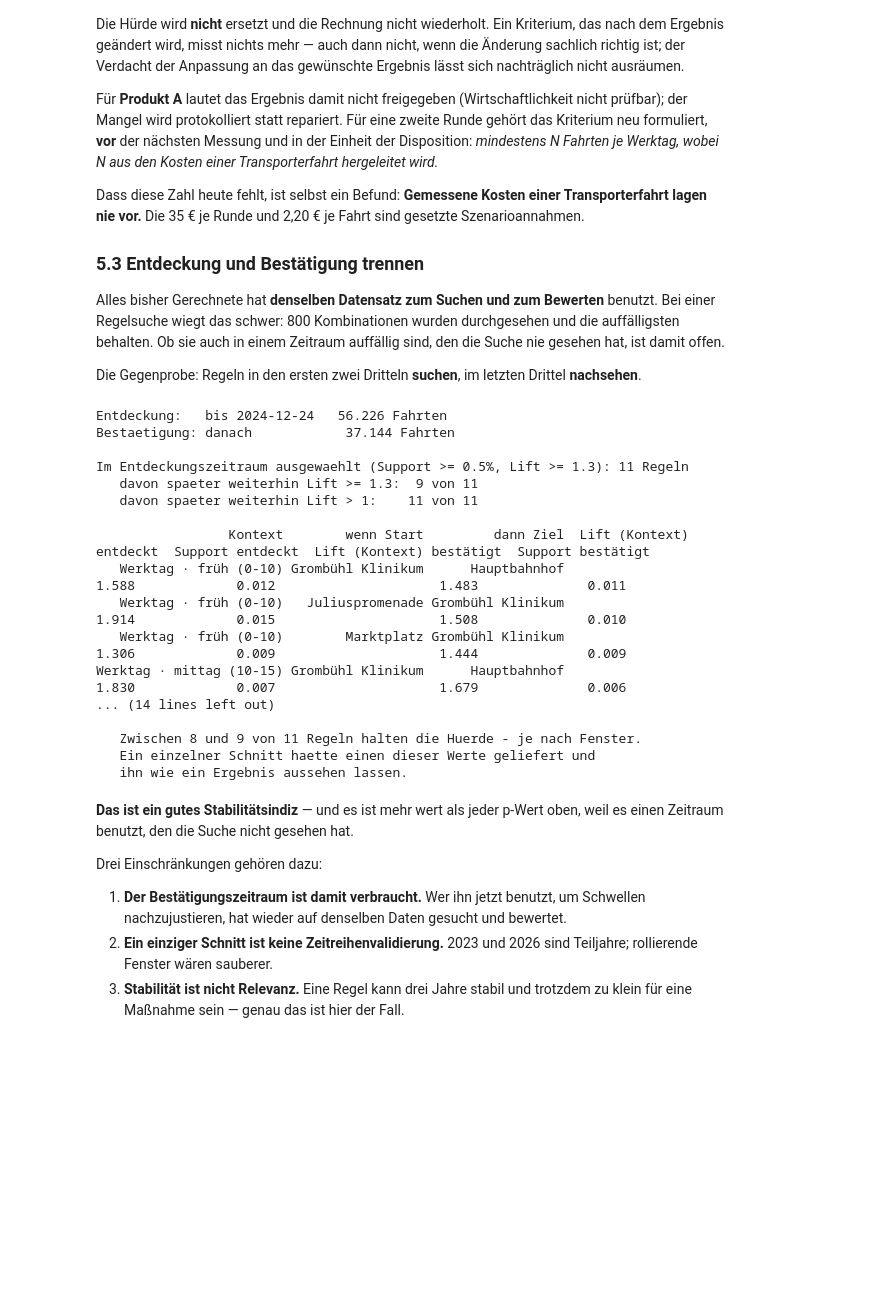
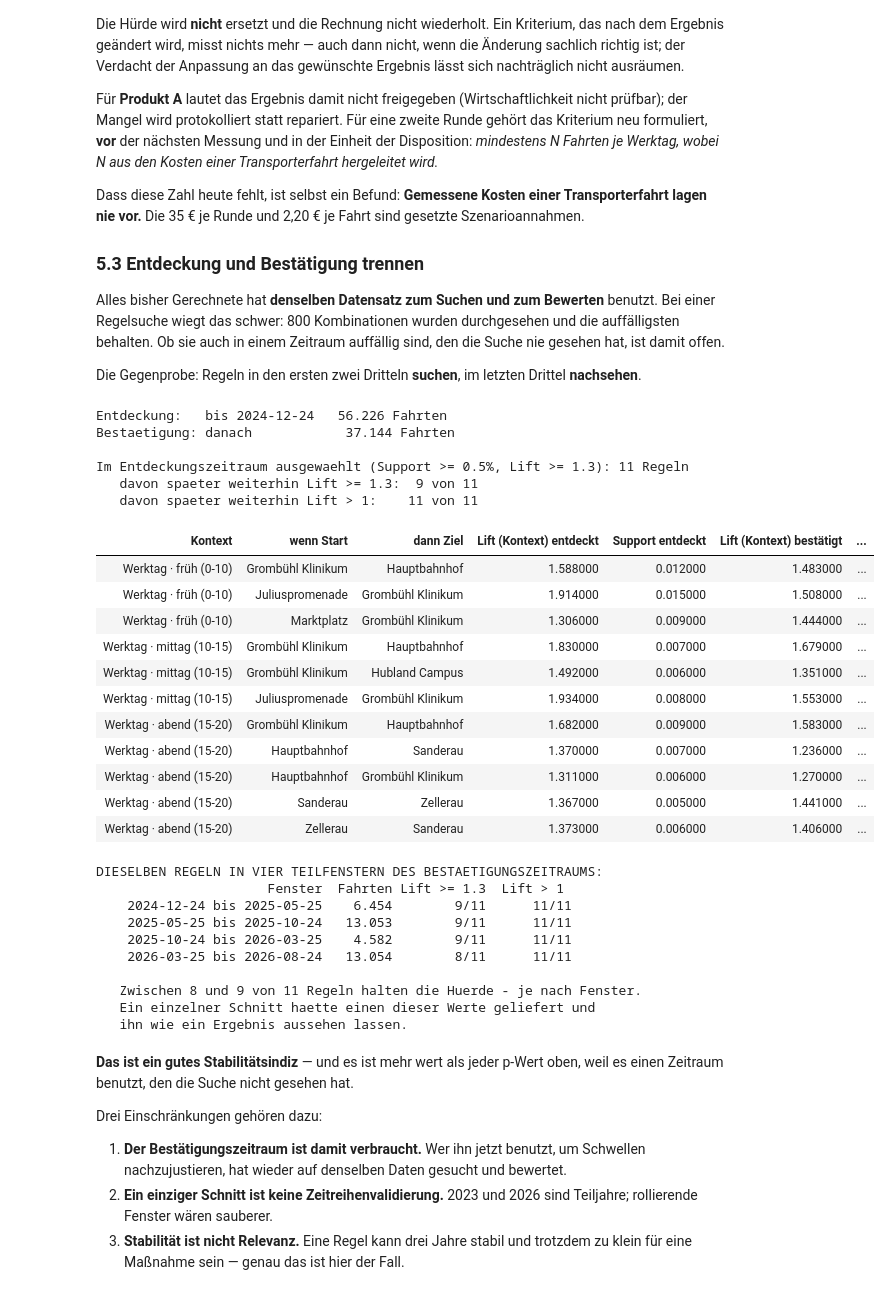
Before and after one commit to swrobuts/velocity-fallstudie, a Jupyter notebook: analytics/notebooks/05_Assoziation_Wege_im_Netz.ipynb, the cells around one changed output. Drawn from its saved outputs; the diff is of its cells as text; code cells hidden in the pictures; blank space fills up the shorter version.

```diff
--- a/analytics/notebooks/05_Assoziation_Wege_im_Netz.ipynb
+++ b/analytics/notebooks/05_Assoziation_Wege_im_Netz.ipynb
@@ -650,6 +708,33 @@ plt.xlabel("Support (% der Warenkörbe)"); plt.ylabel("kontextbedingter Lift")
 plt.title("Jede Blase ist eine Regel — die Größe zeigt die Konfidenz")
 plt.legend(); plt.grid(alpha=.3)
 plt.tight_layout(); plt.show()
+
+# DIESELBE PUNKTWOLKE, BEDIENBAR. Die statische Grafik daruber bleibt
+# stehen: Sie traegt die Aussage auch dort, wo Skripte entfernt werden.
+# Der Zusatz hier ist das Weiterlesen - welche Regel hinter einem Punkt
+# steckt, steht sonst in keiner Achse.
+_pw = regeln.assign(
+    Gruppe=np.where(regeln.index.isin(brauchbar.index),
+                    "erfuellt alle drei", "faellt durch"))
+_fig = go.Figure()
+for _name, _teil in _pw.groupby("Gruppe"):
+    _fig.add_trace(go.Scatter(
+        x=_teil.Support * 100, y=_teil[LIFT], mode="markers", name=_name,
+        marker=dict(size=6 + _teil.Konfidenz * 26, opacity=.72,
+                    line=dict(width=0)),
+        customdata=np.stack([_teil["wenn Start"], _teil["dann Ziel"],
+                             _teil.Kontext, _teil.Fahrten,
+                             _teil.Konfidenz], axis=-1),
+        hovertemplate=("<b>%{customdata[0]} → %{customdata[1]}</b><br>"
+                       "%{customdata[2]}<br>"
+                       "Support %{x:.2f} %   Lift %{y:.2f}<br>"
+                       "%{customdata[3]} Fahrten, Konfidenz "
+                       "%{customdata[4]:.0%}<extra></extra>")))
+_fig.add_vline(x=K1_SUPPORT * 100, line=dict(dash="dash", color=FARBE["warnung"]))
+_fig.add_hline(y=K2_LIFT, line=dict(dash="dash", color=FARBE["gut"]))
+_fig.update_xaxes(title="Support (% der Warenkoerbe)")
+_fig.update_yaxes(title="kontextbedingter Lift")
+interaktiv(_fig, "Jede Blase ist eine Regel - zum Weiterlesen darauf zeigen")
 
 print(f"Regeln insgesamt:                 {len(regeln)}")
 print(f"K1  Support ≥ {K1_SUPPORT:.0%}:                {(regeln.Support >= K1_SUPPORT).sum()}")
@@ -1047,7 +1133,8 @@ merke("split_haelt", haelt_13); merke("split_gesamt", len(zusammen))
 haelt_1 = int((zusammen[f"{LIFT} bestätigt"] > 1.0).sum())
 print(f"   davon spaeter weiterhin Lift >= {K2_LIFT}:  {haelt_13} von {len(zusammen)}")
 print(f"   davon spaeter weiterhin Lift > 1:    {haelt_1} von {len(zusammen)}\n")
-print(zusammen.round(3).to_string(index=False))
+from IPython.display import display
+display(stil(zusammen.round(3), balken=f"{LIFT} bestätigt"))
 
 # ─── VIER TEILFENSTER DES BESTAETIGUNGSZEITRAUMS ────────────────────
 # Ein einziger Schnitt legt das Bestaetigungsfenster auf eine bestimmte
@@ -1071,44 +1158,55 @@ print(f"   {'Fenster':>26s}{'Fahrten':>9s}{'Lift >= ' + str(K2_LIFT):>12s}"
 _haelt_je_fenster = []
 for _i in range(4):
     _teil = _rest[(_rest.startzeit >= _grenzen[_i])
                   & (_rest.startzeit < _grenzen[_i + 1])]
     _rb = regeln_finden(_teil, ["tagesart", "fenster"], mindest_support=0.0)
     _z = gewaehlt_ent[schluessel].merge(_rb[schluessel + [LIFT]], on=schluessel,
                                         how="left")
     _h13 = int((_z[LIFT] >= K2_LIFT).sum()); _h1 = int((_z[LIFT] > 1.0).sum())
     _haelt_je_fenster.append(_h13)
     _bez = f"{_grenzen[_i].date()} bis {_grenzen[_i + 1].date()}"
     print(f"   {_bez:>26s}{len(_teil):>9,d}{_h13:>9d}/{len(_z)}"
           f"{_h1:>8d}/{len(_z)}".replace(",", "."))
 merke("fenster_min", min(_haelt_je_fenster)); merke("fenster_max", max(_haelt_je_fenster))
 merke("fenster_regeln", len(gewaehlt_ent))
 print()
 if min(_haelt_je_fenster) == max(_haelt_je_fenster):
     print(f"   In jedem Fenster halten {min(_haelt_je_fenster)} von "
           f"{len(gewaehlt_ent)} Regeln die Lift-Huerde.")
 else:
     print(f"   Zwischen {min(_haelt_je_fenster)} und {max(_haelt_je_fenster)} von "
           f"{len(gewaehlt_ent)} Regeln halten die Huerde - je nach Fenster.")
     print("   Ein einzelner Schnitt haette einen dieser Werte geliefert und")
     print("   ihn wie ein Ergebnis aussehen lassen.")
 # %% [output]
 Entdeckung:   bis 2024-12-24   56.226 Fahrten
 Bestaetigung: danach            37.144 Fahrten
 
 Im Entdeckungszeitraum ausgewaehlt (Support >= 0.5%, Lift >= 1.3): 11 Regeln
    davon spaeter weiterhin Lift >= 1.3:  9 von 11
    davon spaeter weiterhin Lift > 1:    11 von 11
-
-                 Kontext        wenn Start         dann Ziel  Lift (Kontext) entdeckt  Support entdeckt  Lift (Kontext) bestätigt  Support bestätigt
-   Werktag · früh (0-10) Grombühl Klinikum      Hauptbahnhof                    1.588             0.012                     1.483              0.011
-   Werktag · früh (0-10)   Juliuspromenade Grombühl Klinikum                    1.914             0.015                     1.508              0.010
-   Werktag · früh (0-10)        Marktplatz Grombühl Klinikum                    1.306             0.009                     1.444              0.009
-Werktag · mittag (10-15) Grombühl Klinikum      Hauptbahnhof                    1.830             0.007                     1.679              0.006
-... (14 lines left out)
-
-   Zwischen 8 und 9 von 11 Regeln halten die Huerde - je nach Fenster.
-   Ein einzelner Schnitt haette einen dieser Werte geliefert und
-   ihn wie ein Ergebnis aussehen lassen.
+| Kontext | wenn Start | dann Ziel | Lift (Kontext) entdeckt | Support entdeckt | Lift (Kontext) bestätigt | ... |
+| Werktag · früh (0-10) | Grombühl Klinikum | Hauptbahnhof | 1.588000 | 0.012000 | 1.483000 | ... |
+| Werktag · früh (0-10) | Juliuspromenade | Grombühl Klinikum | 1.914000 | 0.015000 | 1.508000 | ... |
+| Werktag · früh (0-10) | Marktplatz | Grombühl Klinikum | 1.306000 | 0.009000 | 1.444000 | ... |
+| Werktag · mittag (10-15) | Grombühl Klinikum | Hauptbahnhof | 1.830000 | 0.007000 | 1.679000 | ... |
+| Werktag · mittag (10-15) | Grombühl Klinikum | Hubland Campus | 1.492000 | 0.006000 | 1.351000 | ... |
+| Werktag · mittag (10-15) | Juliuspromenade | Grombühl Klinikum | 1.934000 | 0.008000 | 1.553000 | ... |
+| Werktag · abend (15-20) | Grombühl Klinikum | Hauptbahnhof | 1.682000 | 0.009000 | 1.583000 | ... |
+| Werktag · abend (15-20) | Hauptbahnhof | Sanderau | 1.370000 | 0.007000 | 1.236000 | ... |
+| Werktag · abend (15-20) | Hauptbahnhof | Grombühl Klinikum | 1.311000 | 0.006000 | 1.270000 | ... |
+| Werktag · abend (15-20) | Sanderau | Zellerau | 1.367000 | 0.005000 | 1.441000 | ... |
+| Werktag · abend (15-20) | Zellerau | Sanderau | 1.373000 | 0.006000 | 1.406000 | ... |
+DIESELBEN REGELN IN VIER TEILFENSTERN DES BESTAETIGUNGSZEITRAUMS:
+                      Fenster  Fahrten Lift >= 1.3  Lift > 1
+    2024-12-24 bis 2025-05-25    6.454        9/11      11/11
+    2025-05-25 bis 2025-10-24   13.053        9/11      11/11
+    2025-10-24 bis 2026-03-25    4.582        9/11      11/11
+    2026-03-25 bis 2026-08-24   13.054        8/11      11/11
+
+   Zwischen 8 und 9 von 11 Regeln halten die Huerde - je nach Fenster.
+   Ein einzelner Schnitt haette einen dieser Werte geliefert und
+   ihn wie ein Ergebnis aussehen lassen.
 # %% [markdown]
 **Das ist ein gutes Stabilitätsindiz** — und es ist mehr wert als jeder p-Wert oben, weil
 es einen Zeitraum benutzt, den die Suche nicht gesehen hat.
```
Also changed, not shown: parts of 5 cells of this notebook, 3 other files.
